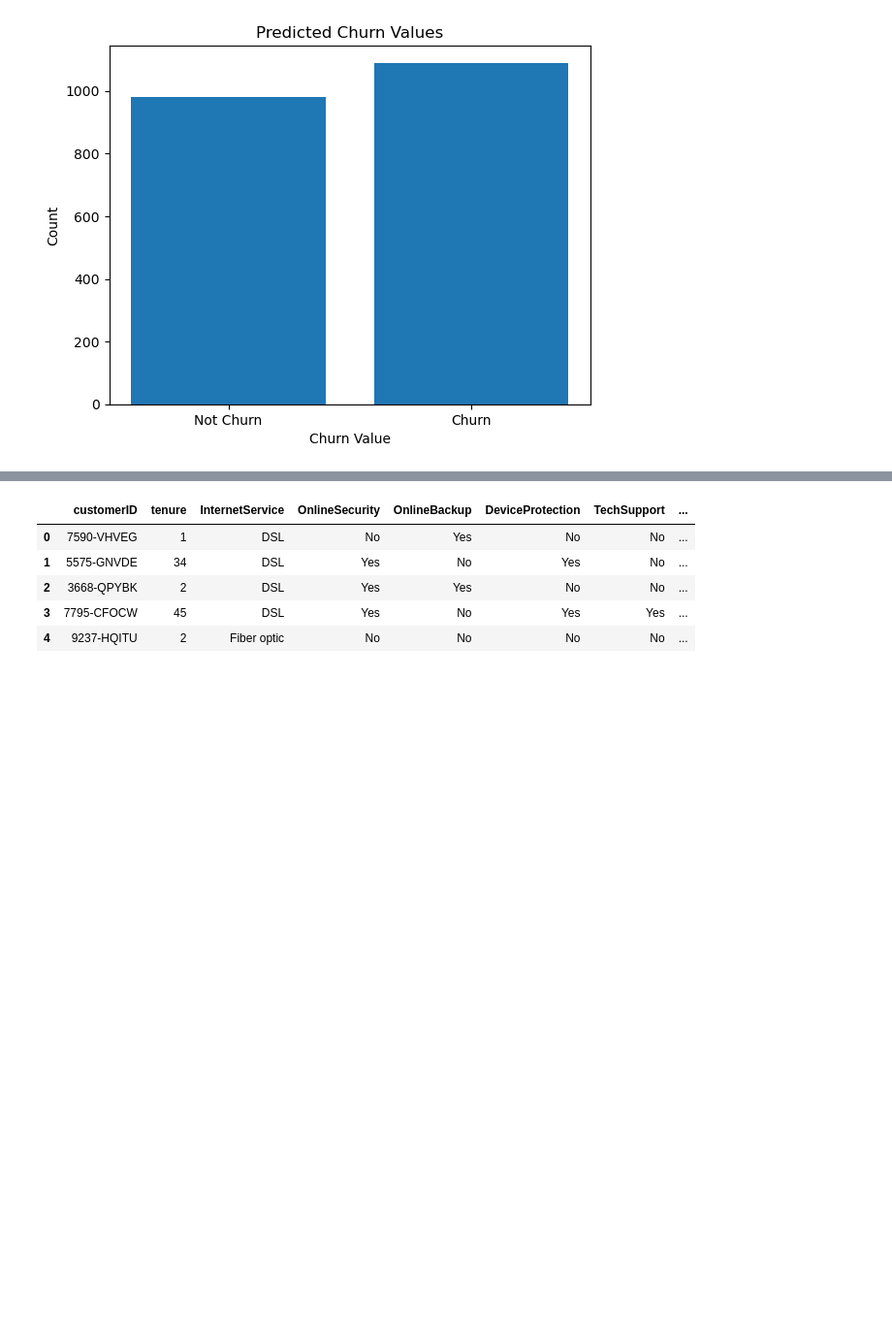
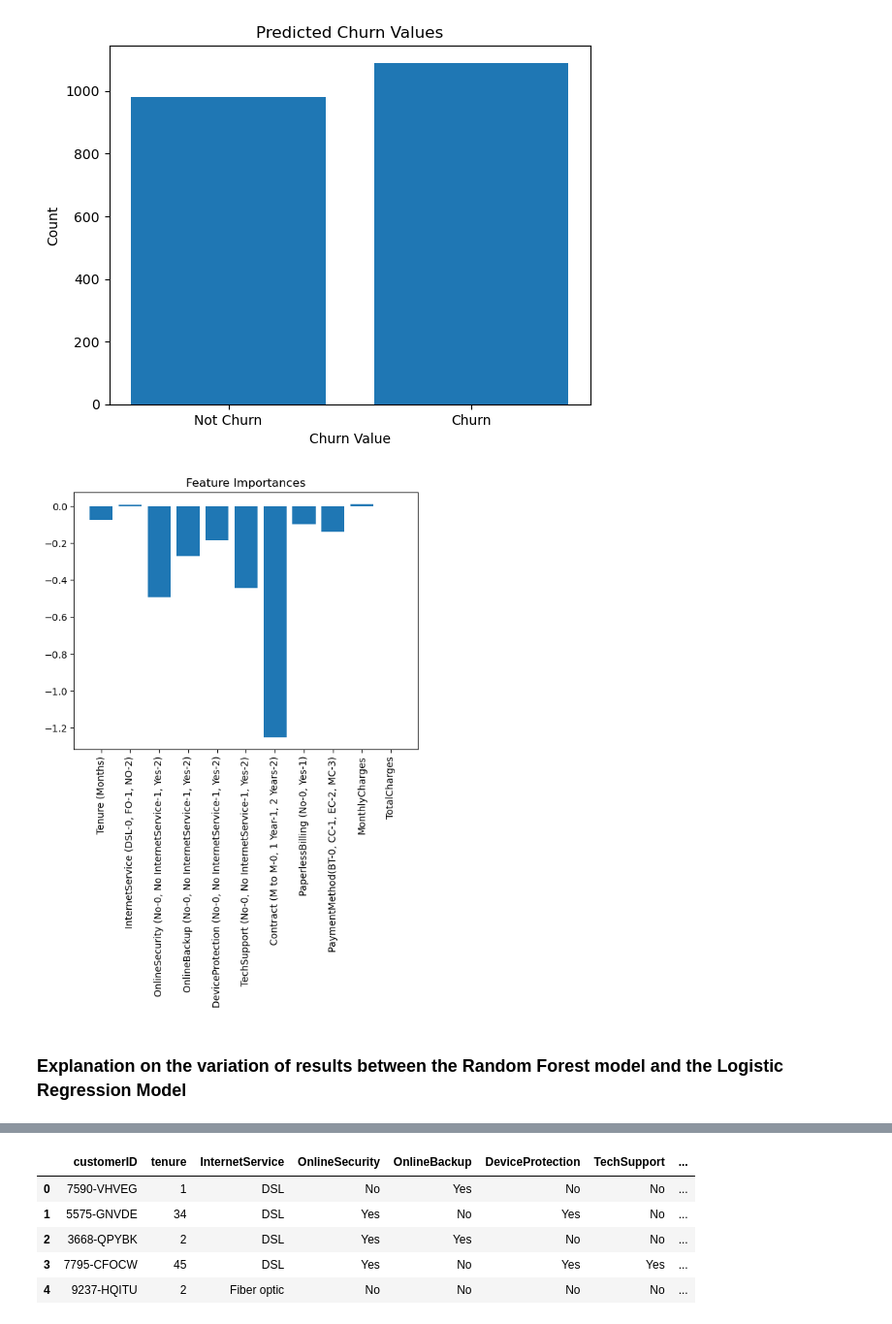
Before and after one commit to rickashb/BigDataAnalytics, a Jupyter notebook: bigdproject.ipynb, the cells around one changed output, grey strips where cells are left out. Shown at 97% size. Cells and saved outputs as stored; diff of their text form; code cells hidden in the pictures; blank space fills up the shorter version.

```diff
--- a/bigdproject.ipynb
+++ b/bigdproject.ipynb
@@ -749,3 +664,25 @@ plt.ylabel('Count')
 plt.show()
 # %% [output]
 [figure]
+# %%
+# Split the data into training and testing sets
+X = df_upsampled.drop('Churn (No-0, Yes-1)', axis=1) # drop the target variable
+y = df_upsampled['Churn (No-0, Yes-1)']
+X_train, X_test, y_train, y_test = train_test_split(X, y, test_size=0.2, random_state=42)
+
+# Fit the logistic regression model with L1 regularization
+logreg = LogisticRegression(penalty='l1', solver='liblinear', random_state=42)
+logreg.fit(X_train, y_train)
+
+# Get the coefficients of the model
+coef = logreg.coef_[0]
+
+# Plot the feature importances as a bar chart
+plt.bar(range(len(coef)), coef)
+plt.xticks(range(len(coef)), X.columns, rotation=90)
+plt.title('Feature Importances')
+plt.show()
+# %% [output]
+[figure, added]
+# %% [markdown]
+### Explanation on the variation of results between the Random Forest model and the Logistic Regression Model
```
Also changed, not shown: parts of 25 cells of this notebook.
